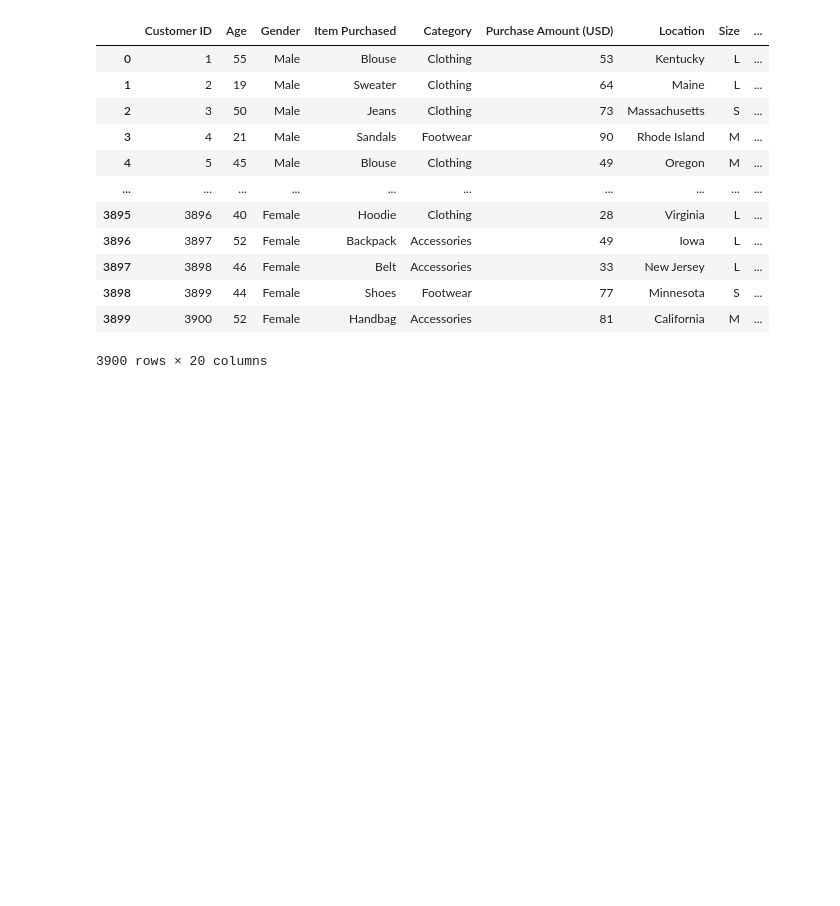
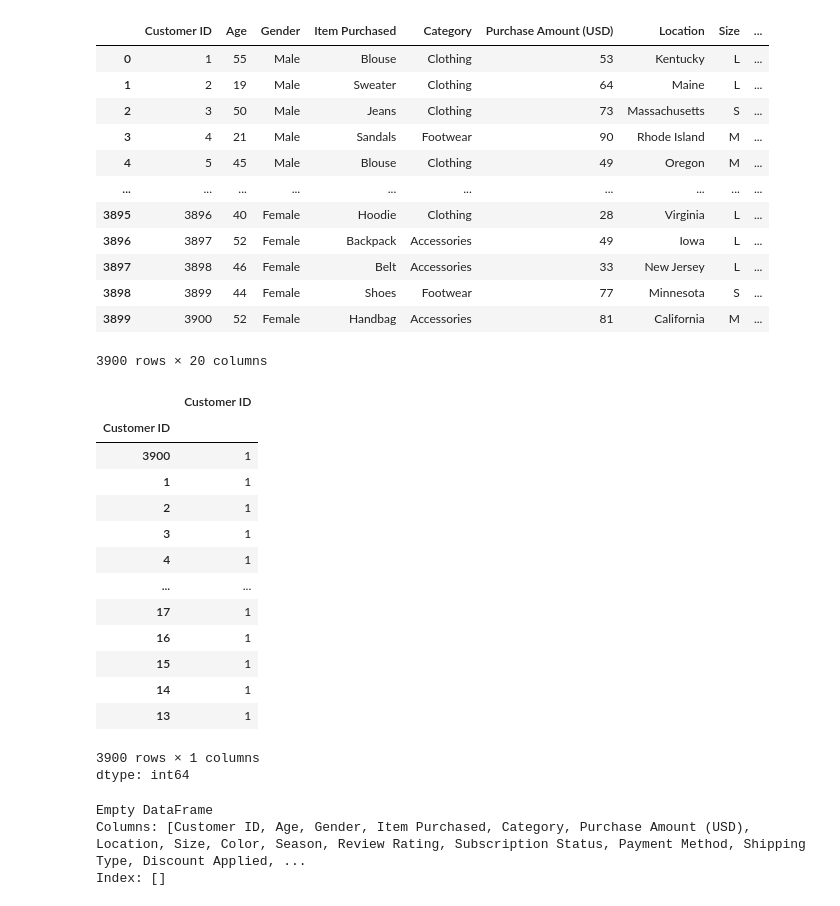
Before and after one commit to mdanushwaran/Shopping_trends_analytics, a Jupyter notebook: Shopping_trends_analytics.ipynb, the cells around one changed output. Drawn from its saved outputs; the diff is of its cells as text; code cells hidden in the pictures; blank space fills up the shorter version.

```diff
--- a/Shopping_trends_analytics.ipynb
+++ b/Shopping_trends_analytics.ipynb
@@ -1135,3 +1147,33 @@ data
 | 3898 | 3899 | 44 | Female | Shoes | Footwear | 77 | Minnesota | S | ... |
 | 3899 | 3900 | 52 | Female | Handbag | Accessories | 81 | California | M | ... |
 3900 rows × 20 columns
+# %%
+## Find repeat customers.
+
+Repeat_customers= data.groupby('Customer ID')['Customer ID'].count().sort_values(ascending = False)
+# %%
+Repeat_customers
+# %% [output]
+|  | Customer ID |
+| Customer ID |  |
+| 3900 | 1 |
+| 1 | 1 |
+| 2 | 1 |
+| 3 | 1 |
+| 4 | 1 |
+| ... | ... |
+| 17 | 1 |
+| 16 | 1 |
+| 15 | 1 |
+| 14 | 1 |
+| 13 | 1 |
+3900 rows × 1 columns
+dtype: int64
+# %%
+repeat = data[data.duplicated('Customer ID',keep=False)]
+
+print(repeat)
+# %% [output]
+Empty DataFrame
+Columns: [Customer ID, Age, Gender, Item Purchased, Category, Purchase Amount (USD), Location, Size, Color, Season, Review Rating, Subscription Status, Payment Method, Shipping Type, Discount Applied, ...
+Index: []
```
Also changed, not shown: parts of 31 cells of this notebook.
